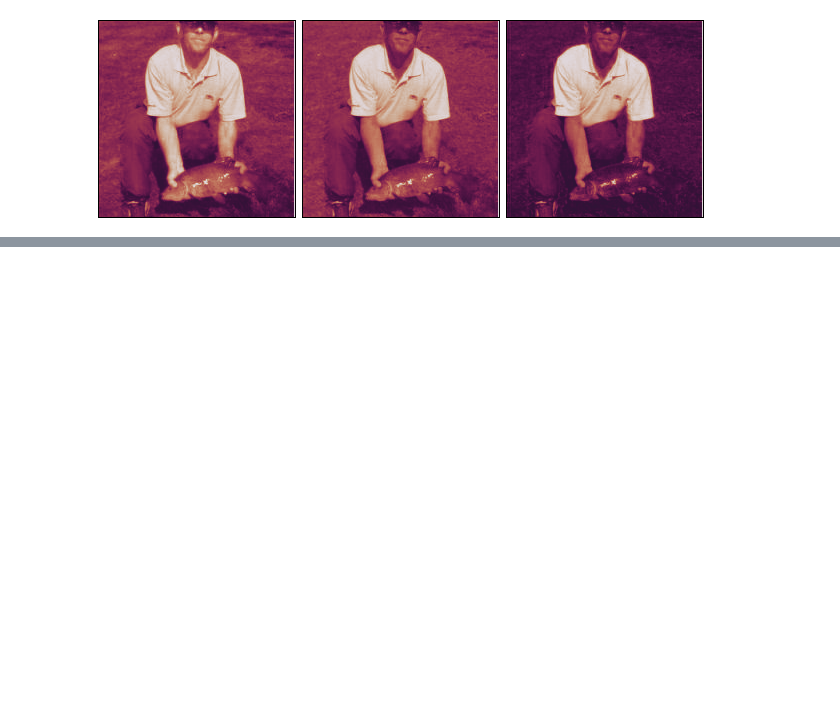
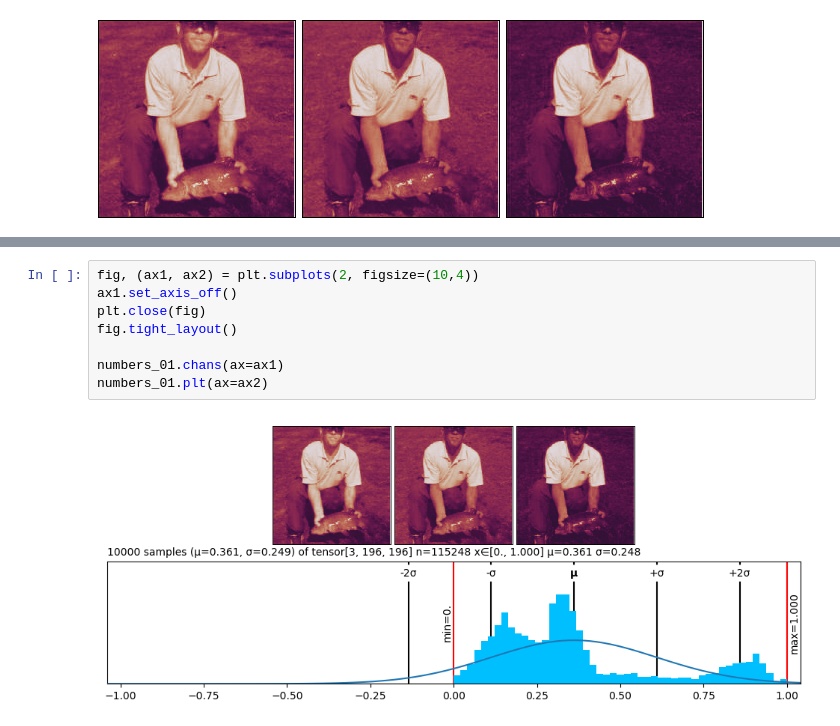
Before and after one commit to xl0/lovely-tensors, a Jupyter notebook: nbs/index.ipynb, the cells around one changed output, grey strips where cells are left out. Saved outputs shown, nothing was run; the diff lists cells and outputs as text; blank space fills up the shorter version.

```diff
--- a/nbs/index.ipynb
+++ b/nbs/index.ipynb
@@ -320,0 +338,10 @@ lt.chans(numbers_01)
+# %%
+fig, (ax1, ax2) = plt.subplots(2, figsize=(10,4))
+ax1.set_axis_off()
+plt.close(fig)
+fig.tight_layout()
+
+numbers_01.chans(ax=ax1)
+numbers_01.plt(ax=ax2)
+# %% [output]
+[figure, added]
```
Also changed, not shown: parts of 6 cells of this notebook, 1 other file.
